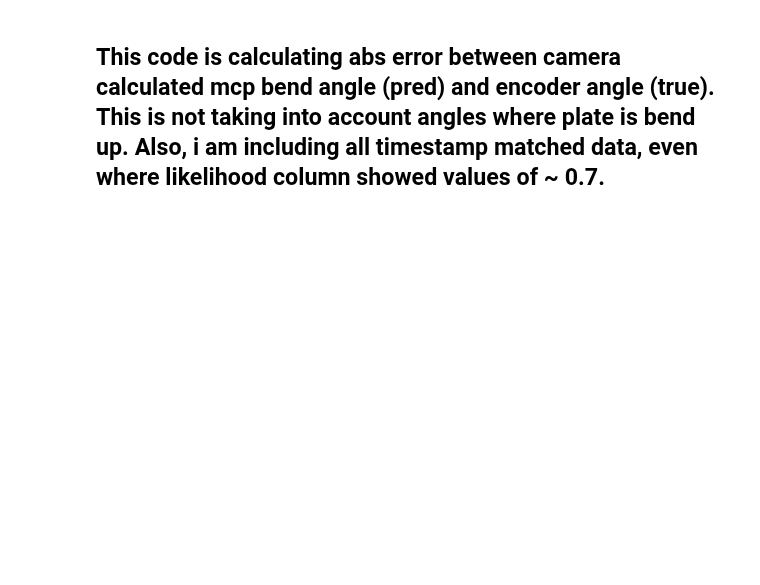
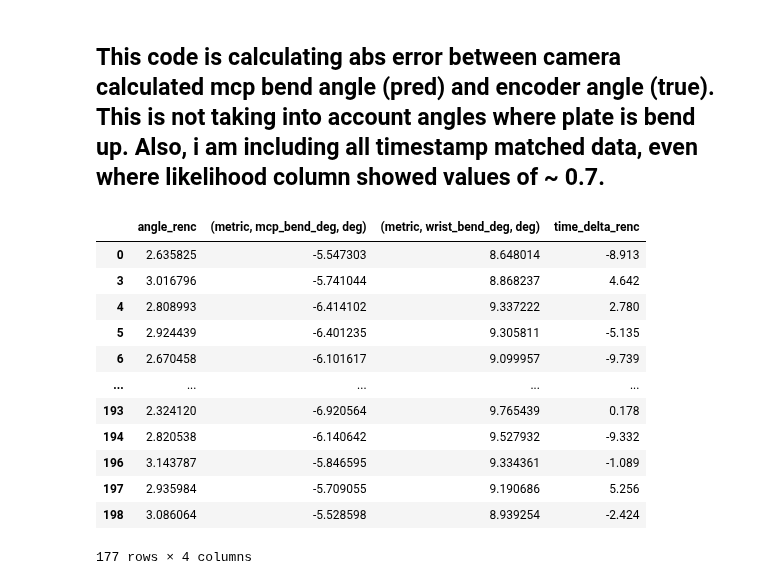
Before and after one commit to neuralengatberkeley/Strain-Sensor-, a Jupyter notebook: Code/analysis/camera_encoder_cal.ipynb, the cells around one changed output. Cells and saved outputs as stored; diff of their text form; code cells hidden in the pictures; blank space fills up the shorter version.

```diff
--- a/Code/analysis/camera_encoder_cal.ipynb
+++ b/Code/analysis/camera_encoder_cal.ipynb
@@ -315,3 +313,19 @@ plt.show()
 # %% [markdown]
 ## This code is calculating abs error between camera calculated mcp bend angle (pred) and encoder angle (true).  This is not taking into account angles where plate is bend up.  Also, i am including all timestamp matched data, even where likelihood column showed values of ~ 0.7.
+# %%
+small_df
+# %% [output]
+|  | angle_renc | (metric, mcp_bend_deg, deg) | (metric, wrist_bend_deg, deg) | time_delta_renc |
+| 0 | 2.635825 | -5.547303 | 8.648014 | -8.913 |
+| 3 | 3.016796 | -5.741044 | 8.868237 | 4.642 |
+| 4 | 2.808993 | -6.414102 | 9.337222 | 2.780 |
+| 5 | 2.924439 | -6.401235 | 9.305811 | -5.135 |
+| 6 | 2.670458 | -6.101617 | 9.099957 | -9.739 |
+| ... | ... | ... | ... | ... |
+| 193 | 2.324120 | -6.920564 | 9.765439 | 0.178 |
+| 194 | 2.820538 | -6.140642 | 9.527932 | -9.332 |
+| 196 | 3.143787 | -5.846595 | 9.334361 | -1.089 |
+| 197 | 2.935984 | -5.709055 | 9.190686 | 5.256 |
+| 198 | 3.086064 | -5.528598 | 8.939254 | -2.424 |
+177 rows × 4 columns
 # %%
```
Also changed, not shown: parts of 11 cells of this notebook, 5 other files.
